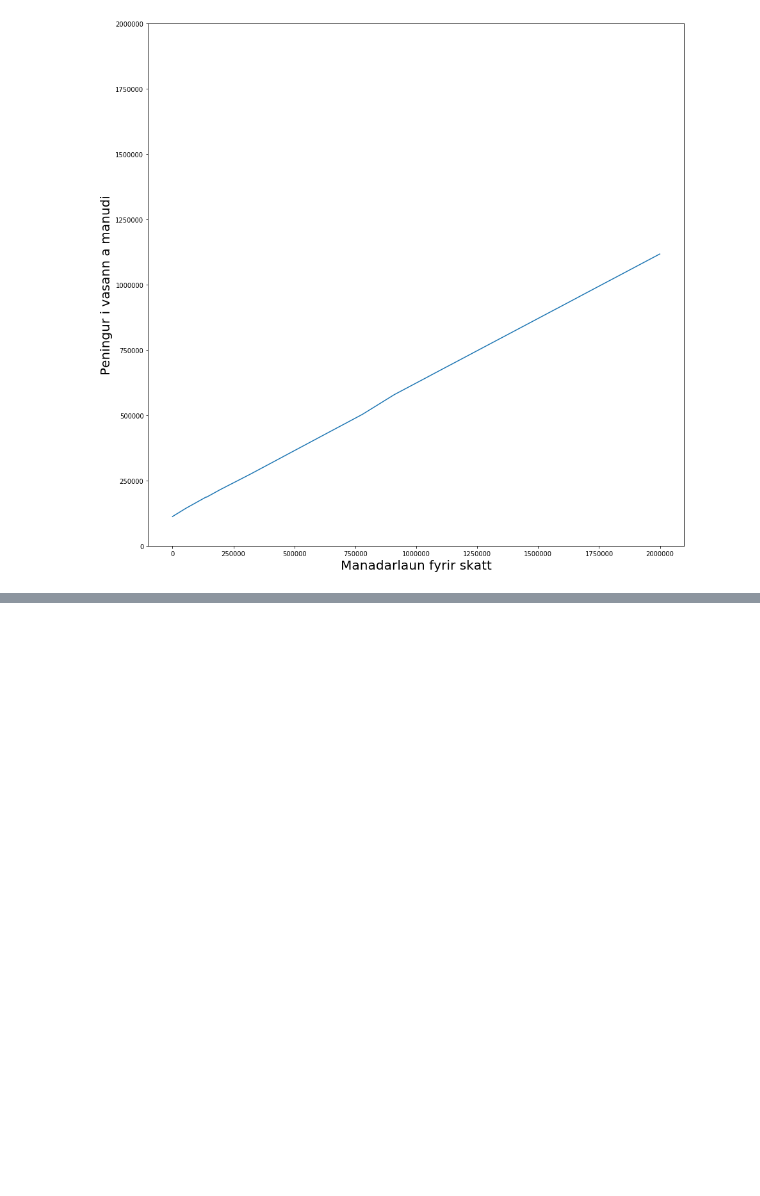
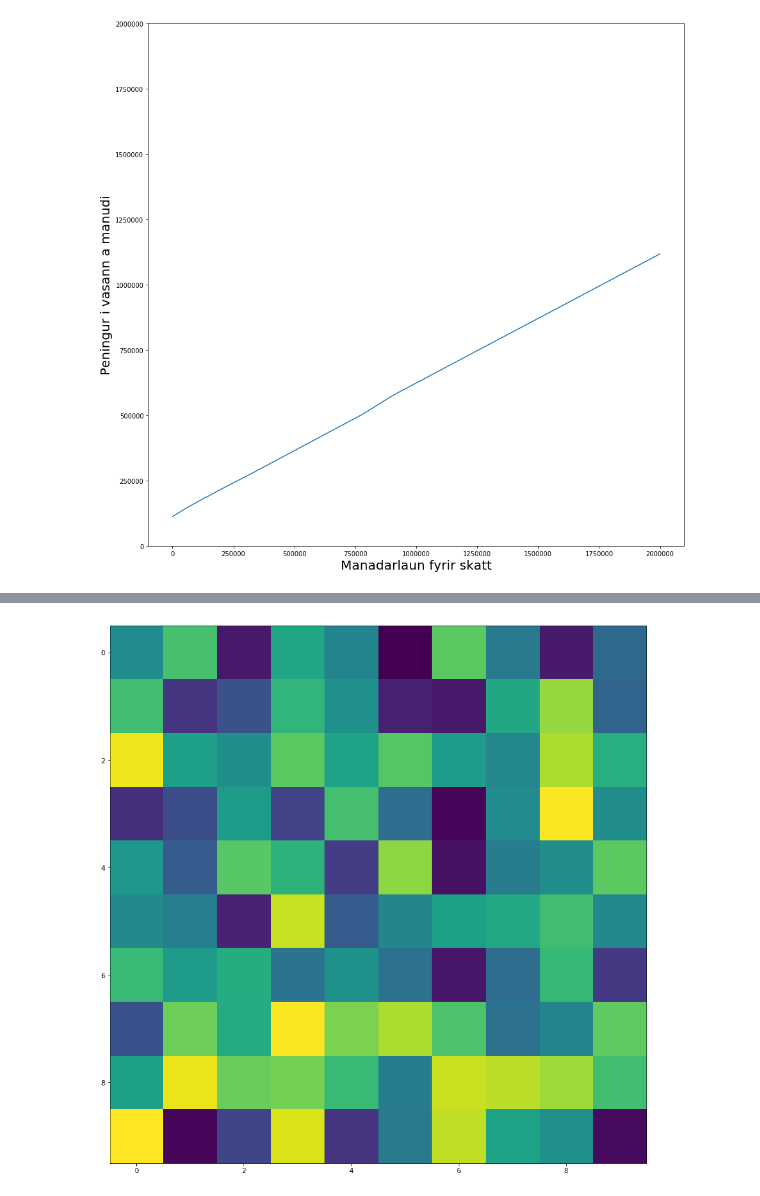
Before and after one commit to kelihjoll/islendingur_reiknivel, a Jupyter notebook: islendingur.ipynb, the cells around one changed output, grey strips where cells are left out. Saved outputs shown, nothing was run; the diff lists cells and outputs as text; code cells hidden in the pictures; blank space fills up the shorter version.

Commit message:
small updates, nothing important

```diff
--- a/islendingur.ipynb
+++ b/islendingur.ipynb
@@ -562,0 +655,19 @@ pl.ylim(0,2000000)
+# %%
+import numpy as np
+import matplotlib.pyplot as plt
+
+class Formatter(object):
+    def __init__(self, im):
+        self.im = im
+    def __call__(self, x, y):
+        z = self.im.get_array()[int(y), int(x)]
+        return 'x={:.01f}, y={:.01f}, z={:.01f}'.format(x, y, z)
+
+data = np.random.random((10,10))
+
+fig, ax = plt.subplots()
+im = ax.imshow(data, interpolation='none')
+ax.format_coord = Formatter(im)
+plt.show()
+# %% [output]
+[figure, added]
```
Also changed, not shown: parts of 21 cells of this notebook.
